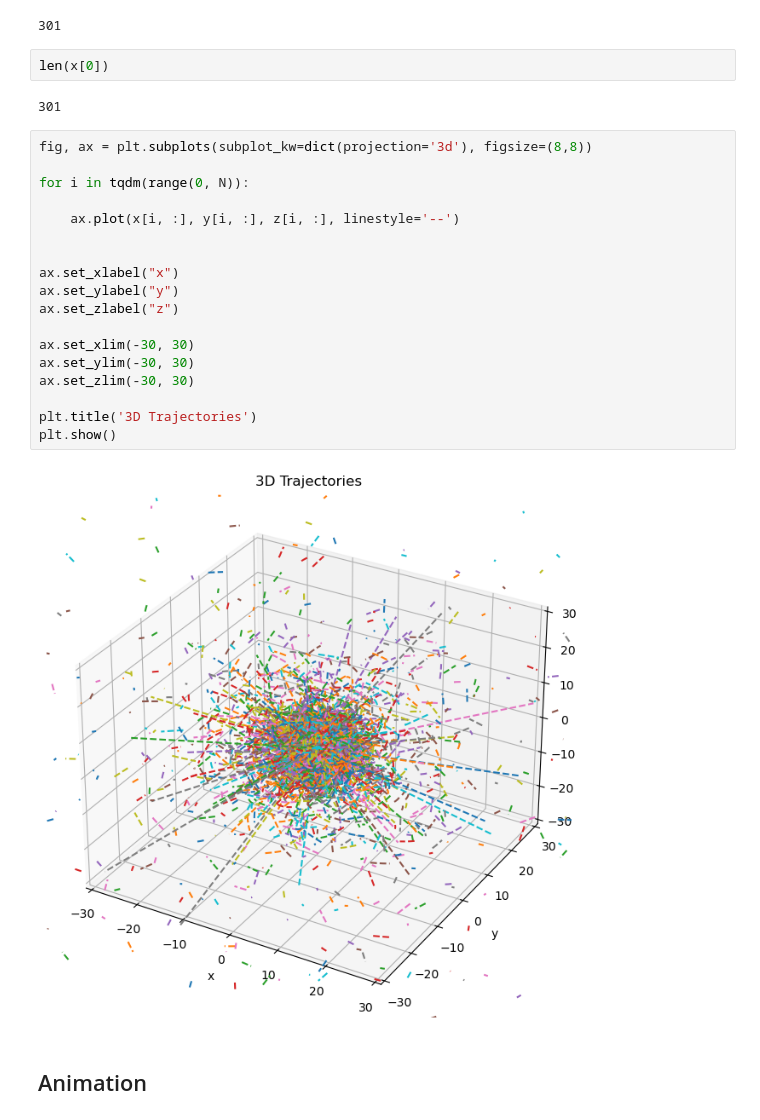
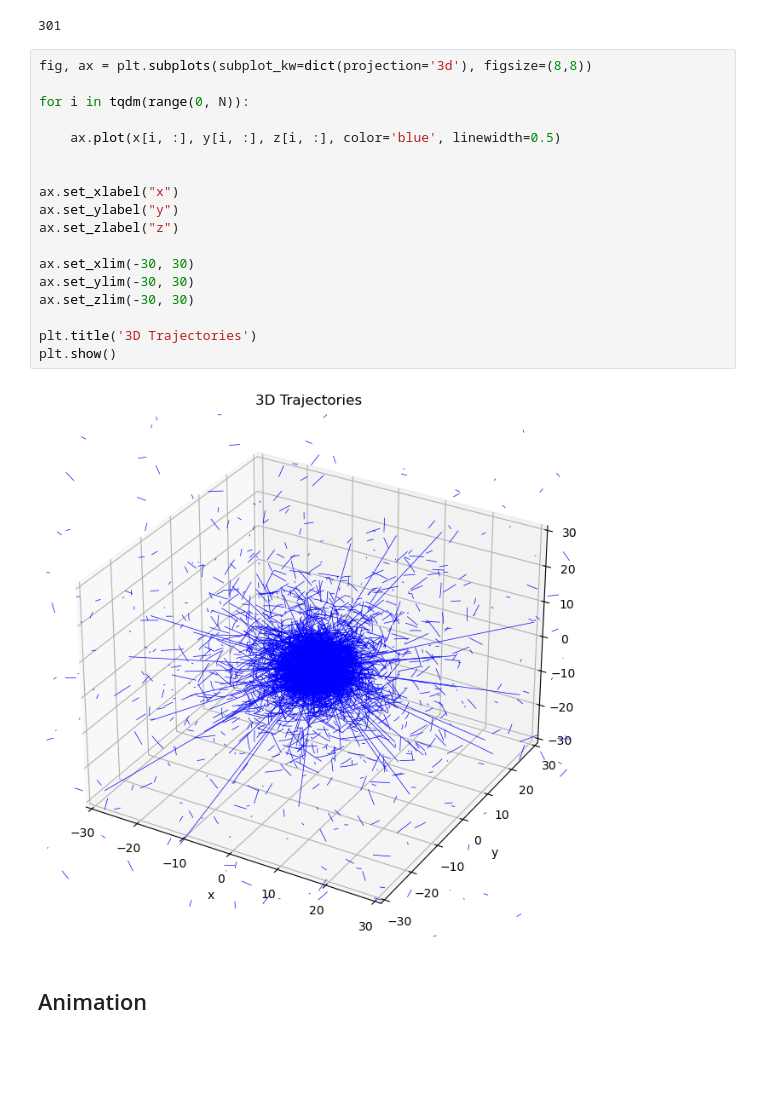
Before and after one commit to SimoneArienti/Galaxies-and-Dynamics, a Jupyter notebook: Project/Exam_Analysis.ipynb, the cells around one changed output. Drawn from its saved outputs; the diff is of its cells as text; blank space fills up the shorter version.

```diff
--- a/Project/Exam_Analysis.ipynb
+++ b/Project/Exam_Analysis.ipynb
@@ -123,30 +123,26 @@ The final center of mass is ( 0.11697850097047645 ,  -0.8217897727053892 ,  -0.4
 len(time)
 # %% [output]
 301
-# %%
-len(x[0])
-# %% [output]
-301
 # %%
 fig, ax = plt.subplots(subplot_kw=dict(projection='3d'), figsize=(8,8))
 
 for i in tqdm(range(0, N)):
 
-    ax.plot(x[i, :], y[i, :], z[i, :], linestyle='--')
+    ax.plot(x[i, :], y[i, :], z[i, :], color='blue', linewidth=0.5)
 
 
 ax.set_xlabel("x")
 ax.set_ylabel("y")
 ax.set_zlabel("z")
 
 ax.set_xlim(-30, 30)
 ax.set_ylim(-30, 30)
 ax.set_zlim(-30, 30)
 
 plt.title('3D Trajectories')
 plt.show()
 # %% [output]
-[figure, old version]
+[figure, new version]
 # %% [markdown]
 ## Animation
 # %%
```
Also changed, not shown: parts of 24 cells of this notebook.
